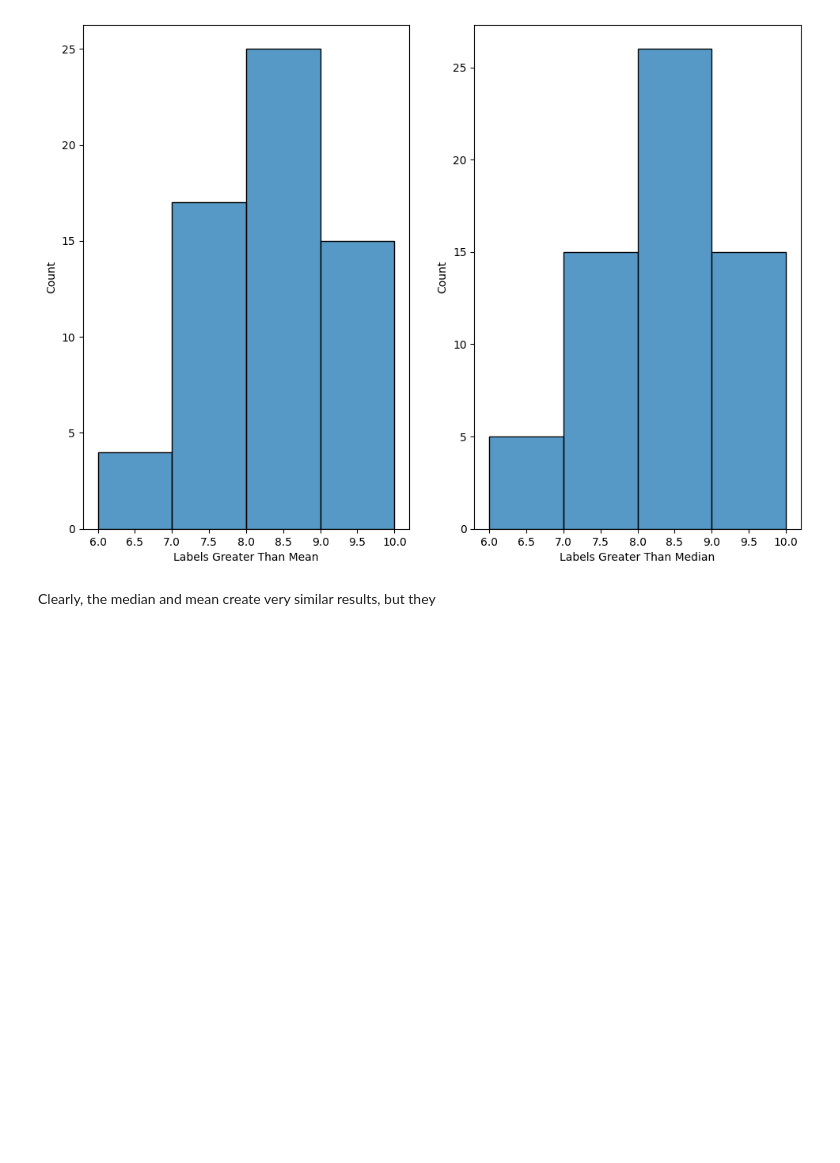
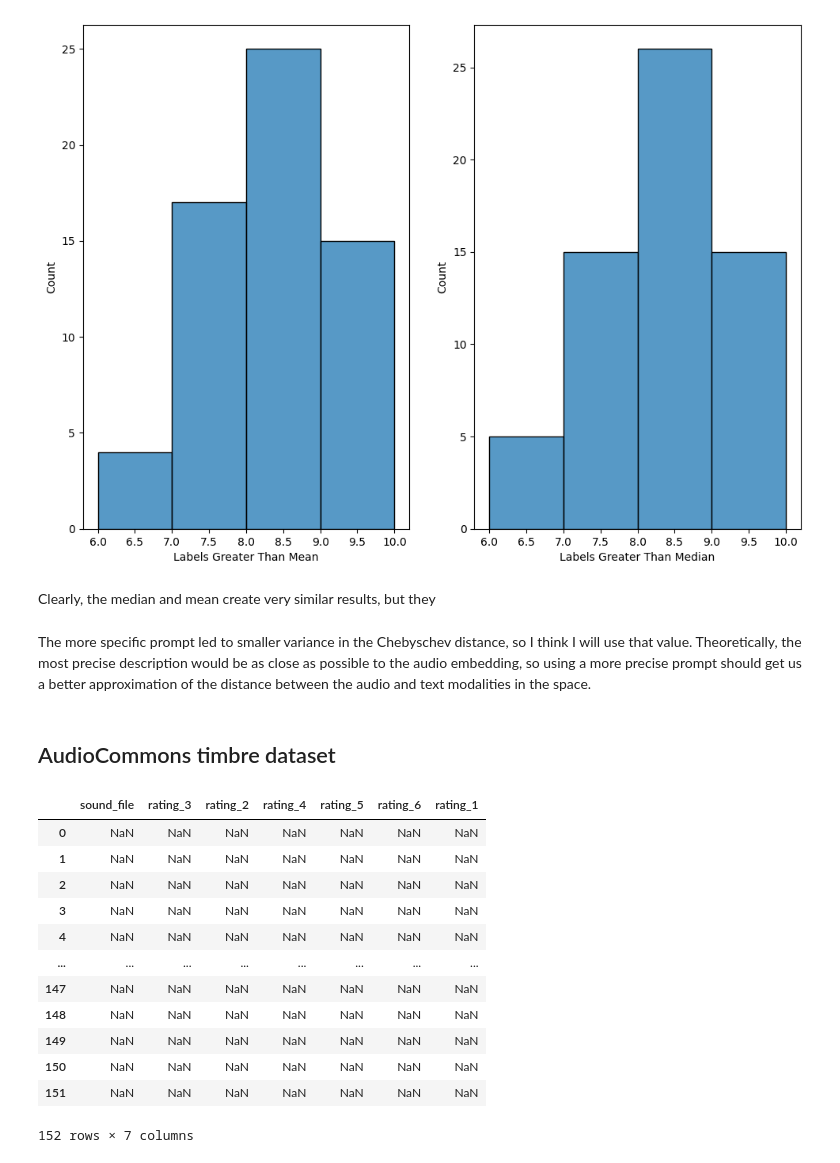
Before and after one commit to pjmcc2/timbre_tags, a Jupyter notebook: scripts/val_data_eda.ipynb, the cells around one changed output. Saved outputs shown, nothing was run; the diff lists cells and outputs as text; code cells hidden in the pictures; blank space fills up the shorter version.

Commit message:
found bug (not fixed) with AC dataset

```diff
--- a/scripts/val_data_eda.ipynb
+++ b/scripts/val_data_eda.ipynb
@@ -95,3 +95,30 @@ print(alt_prompts[0])
 alternate_text_embeddings = clap.get_text_embeddings(alt_prompts)
 alt_t_norm = np.linalg.norm(alternate_text_embeddings.cpu(),ord=np.inf,axis=1)
 np.var(np.abs(audio_norm-alt_t_norm))
+# %% [markdown]
+The more specific prompt led to smaller variance in the Chebyschev distance, so I think I will use that value. Theoretically, the most precise description would be as close as possible to the audio embedding, so using a more precise prompt should get us a better approximation of the distance between the audio and text modalities in the space.
+# %% [markdown]
+## AudioCommons timbre dataset
+# %%
+boom_df = pd.read_pickle("../data/ACTD_Boominess.pickle")
+bright_df = pd.read_pickle("../data/ACTD_Brightness.pickle")
+depth_df = pd.read_pickle("../data/ACTD_Depth.pickle")
+hard_df = pd.read_pickle("../data/ACTD_Hardness.pickle")
+rough_df = pd.read_pickle("../data/ACTD_Roughness.pickle")
+sharp_df = pd.read_pickle("../data/ACTD_Sharpness.pickle")
+# %%
+boom_df
+# %% [output]
+|  | sound_file | rating_3 | rating_2 | rating_4 | rating_5 | rating_6 | rating_1 |
+| 0 | NaN | NaN | NaN | NaN | NaN | NaN | NaN |
+| 1 | NaN | NaN | NaN | NaN | NaN | NaN | NaN |
+| 2 | NaN | NaN | NaN | NaN | NaN | NaN | NaN |
+| 3 | NaN | NaN | NaN | NaN | NaN | NaN | NaN |
+| 4 | NaN | NaN | NaN | NaN | NaN | NaN | NaN |
+| ... | ... | ... | ... | ... | ... | ... | ... |
+| 147 | NaN | NaN | NaN | NaN | NaN | NaN | NaN |
+| 148 | NaN | NaN | NaN | NaN | NaN | NaN | NaN |
+| 149 | NaN | NaN | NaN | NaN | NaN | NaN | NaN |
+| 150 | NaN | NaN | NaN | NaN | NaN | NaN | NaN |
+| 151 | NaN | NaN | NaN | NaN | NaN | NaN | NaN |
+152 rows × 7 columns
```
Also changed, not shown: 1 other file.
